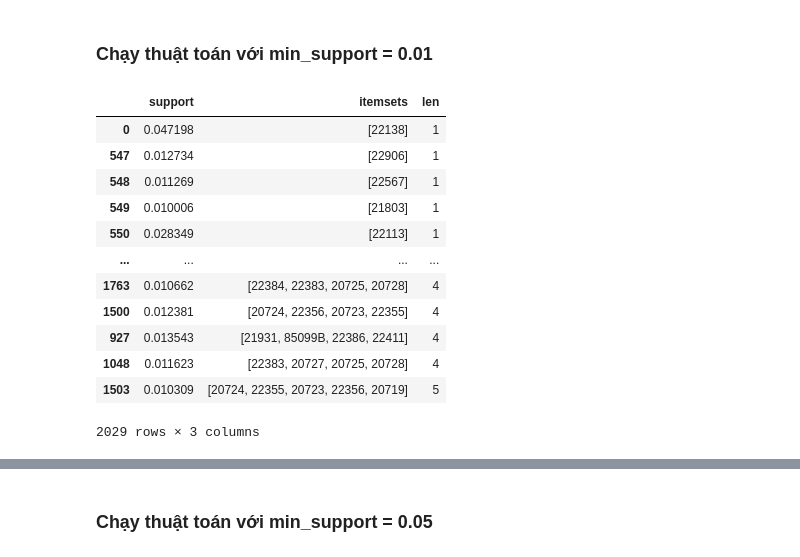
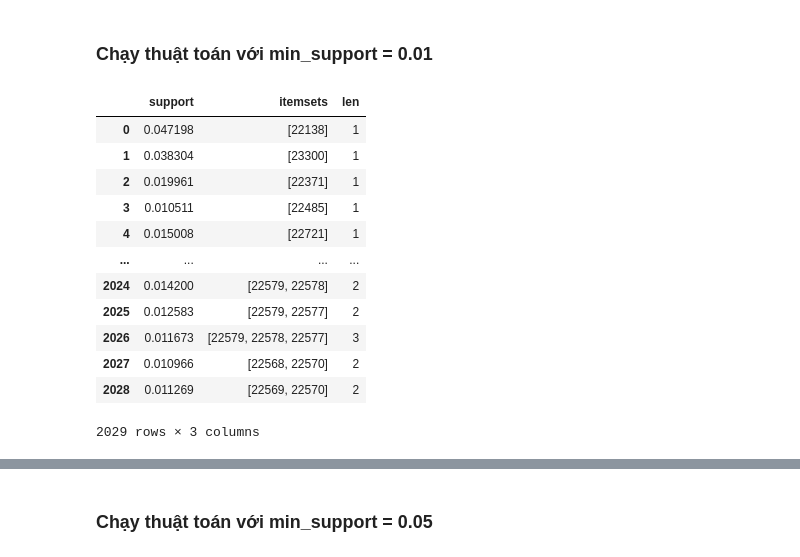
Before and after one commit to n0aHVN/Uni_DataMining_Final, a Jupyter notebook: Code.ipynb, the cells around one changed output, grey strips where cells are left out. Saved outputs shown, nothing was run; the diff lists cells and outputs as text; code cells hidden in the pictures.

```diff
--- a/Code.ipynb
+++ b/Code.ipynb
@@ -985,20 +1141,19 @@ transactionEncoder_df.drop(transactionEncoder_df.iloc[:,0:1],inplace=True, axis=
 # %%
 frequentItemset = fpgrowth(transactionEncoder_df,min_support=0.01, use_colnames=True)
 frequentItemset['itemsets']=[list(x) for x in frequentItemset['itemsets']]
 frequentItemset['len'] = [len(x) for x in frequentItemset['itemsets']]
 frequentItemset.sort_values(by = ['len'],inplace=True)
-frequentItemset
 # %% [output]
 |  | support | itemsets | len |
 | 0 | 0.047198 | [22138] | 1 |
-| 547 | 0.012734 | [22906] | 1 |
-| 548 | 0.011269 | [22567] | 1 |
-| 549 | 0.010006 | [21803] | 1 |
-| 550 | 0.028349 | [22113] | 1 |
+| 1 | 0.038304 | [23300] | 1 |
+| 2 | 0.019961 | [22371] | 1 |
+| 3 | 0.010511 | [22485] | 1 |
+| 4 | 0.015008 | [22721] | 1 |
 | ... | ... | ... | ... |
-| 1763 | 0.010662 | [22384, 22383, 20725, 20728] | 4 |
-| 1500 | 0.012381 | [20724, 22356, 20723, 22355] | 4 |
-| 927 | 0.013543 | [21931, 85099B, 22386, 22411] | 4 |
-| 1048 | 0.011623 | [22383, 20727, 20725, 20728] | 4 |
-| 1503 | 0.010309 | [20724, 22355, 20723, 22356, 20719] | 5 |
+| 2024 | 0.014200 | [22579, 22578] | 2 |
+| 2025 | 0.012583 | [22579, 22577] | 2 |
+| 2026 | 0.011673 | [22579, 22578, 22577] | 3 |
+| 2027 | 0.010966 | [22568, 22570] | 2 |
+| 2028 | 0.011269 | [22569, 22570] | 2 |
 2029 rows × 3 columns
```
Also changed, not shown: parts of 44 cells of this notebook.
